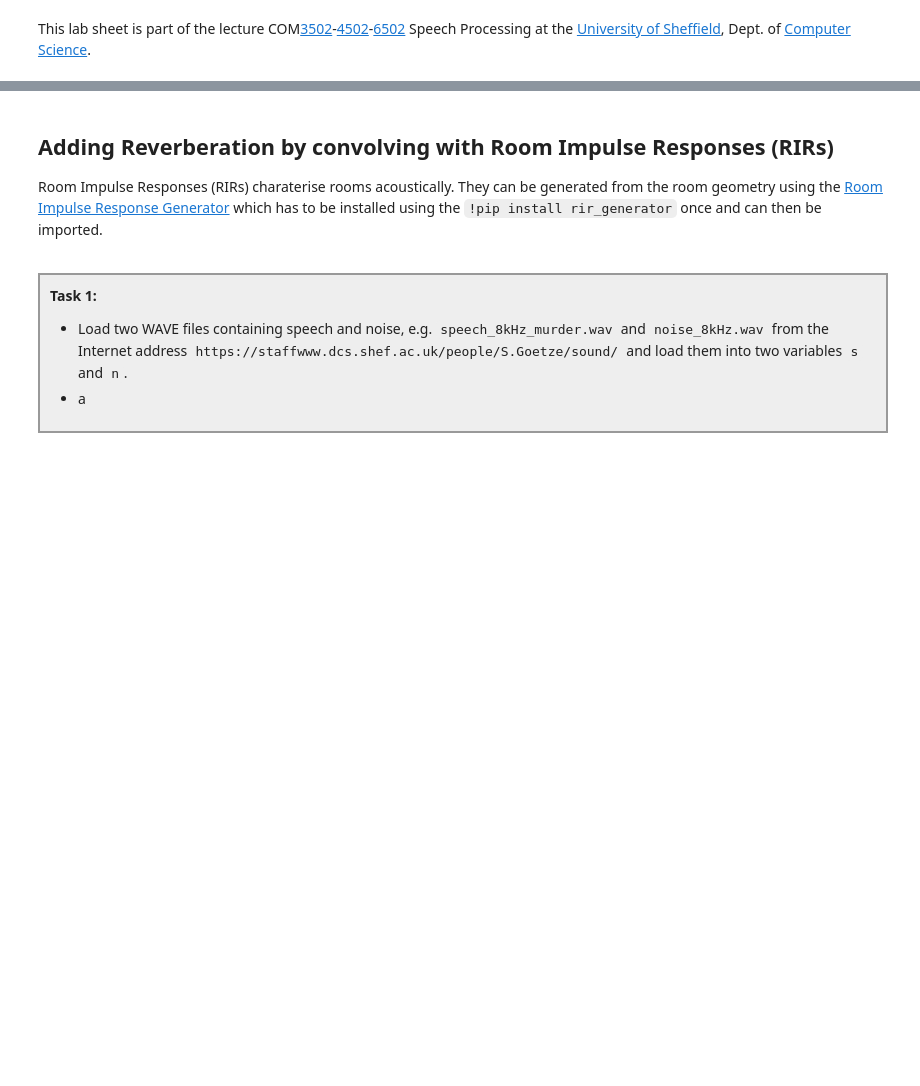
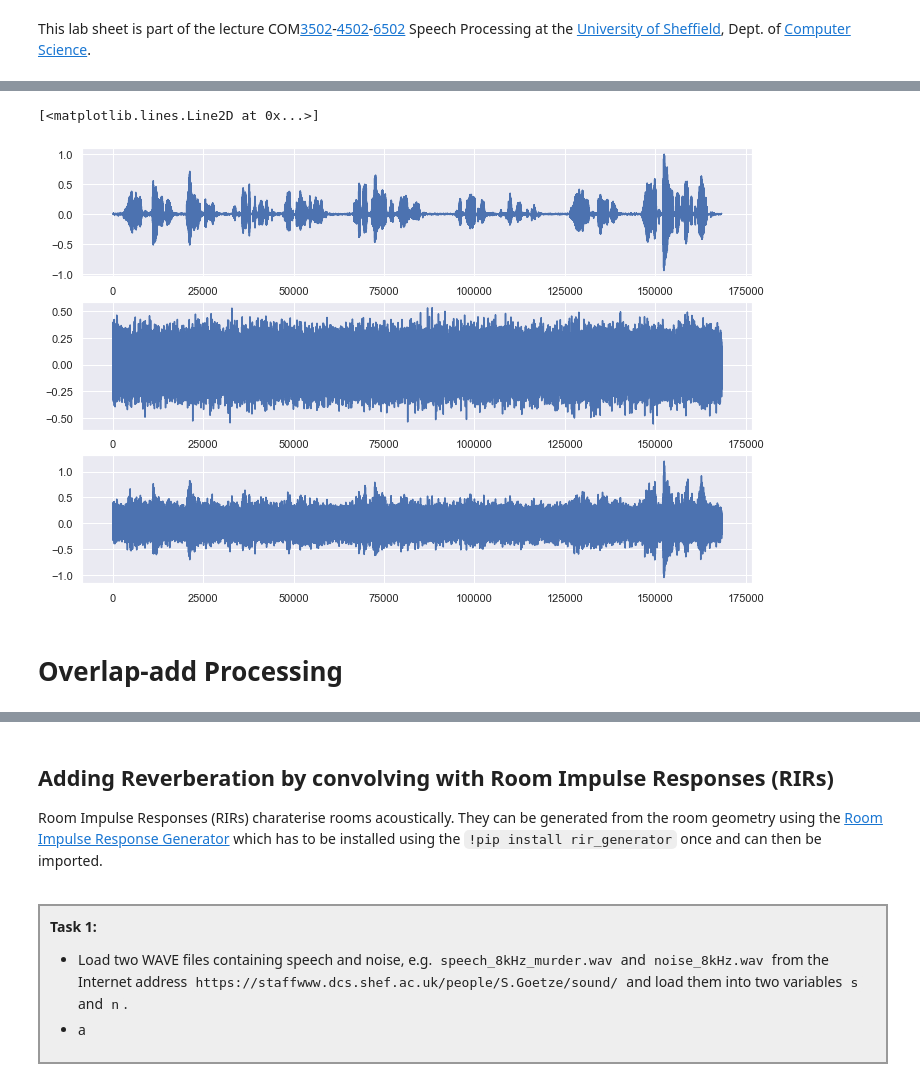
Before and after one commit to sap-shef/SpeechProcesssingLab, a Jupyter notebook: Lab-Sheets/Lab-Sheet-8.ipynb, the cells around one changed output, grey strips where cells are left out. Saved outputs shown, nothing was run; the diff lists cells and outputs as text; code cells hidden in the pictures; blank space fills up the shorter version.

```diff
--- a/Lab-Sheets/Lab-Sheet-8.ipynb
+++ b/Lab-Sheets/Lab-Sheet-8.ipynb
@@ -32,0 +67,10 @@ Please put questions, comments and correction suggestions in the [Blackboard](ht
+# %%
+# load speech wave into variable
+s_file_name = 'speech_8kHz_murder.wav'
+!curl https://staffwww.dcs.shef.ac.uk/people/S.Goetze/sound/{s_file_name} -o {s_file_name}
+
+s, fs = sf.read(s_file_name)
+
+print('File "' + s_file_name + '" loaded. Its sampling rate is ' + str(fs) + ' Hz.')
+
+n = np.random.normal(size=len(s))/8
@@ -32,0 +92,5 @@ Please put questions, comments and correction suggestions in the [Blackboard](ht
+# %%
+y = n + s[:len(n)]
+
+# listen to the modelled microphone signal (if you want)
+ipd.Audio(y, rate=fs)
@@ -32,0 +99,13 @@ Please put questions, comments and correction suggestions in the [Blackboard](ht
+# %%
+plt.figure(figsize=(12,8))
+plt.subplot(3,1,1)
+plt.plot(s)
+plt.subplot(3,1,2)
+plt.plot(n)
+plt.subplot(3,1,3)
+plt.plot(y)
+# %% [output]
+[<matplotlib.lines.Line2D at 0x...>]
+[figure, added]
+# %% [markdown]
+# Overlap-add Processing
```
Also changed, not shown: parts of 31 cells of this notebook.
